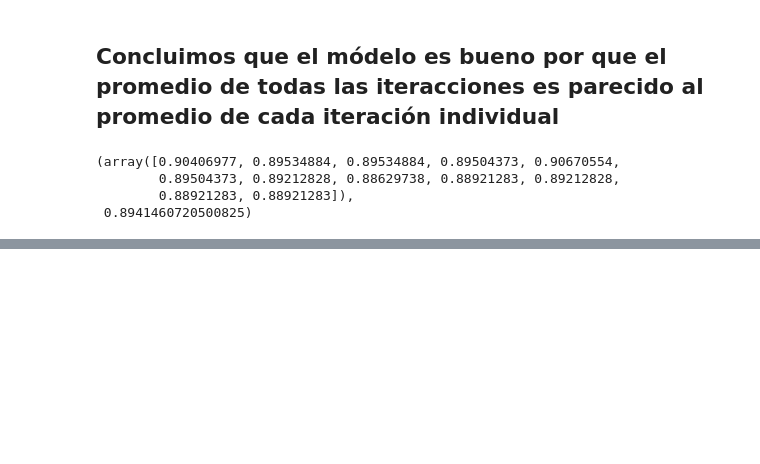
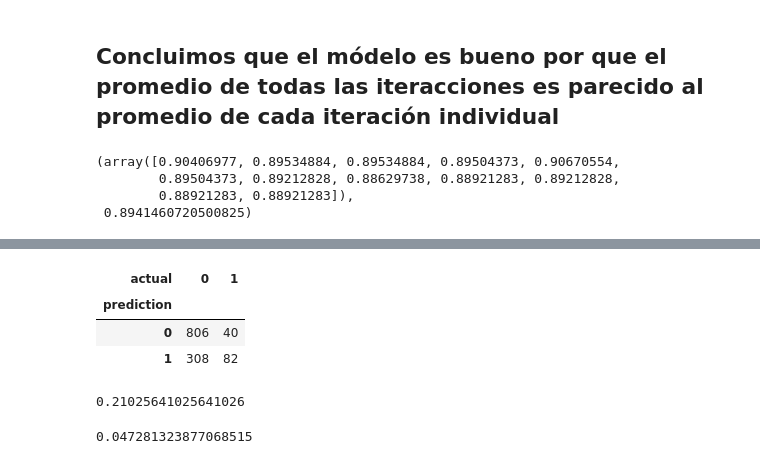
Before and after one commit to GersonVis/Tecnicas-de-IA, a Jupyter notebook: curso udemy/regresión logística/regresión logística para predicciones bancarias.ipynb, the cells around one changed output, grey strips where cells are left out. Drawn from its saved outputs; the diff is of its cells as text; code cells hidden in the pictures; blank space fills up the shorter version.

```diff
--- a/curso udemy/regresión logística/regresión logística para predicciones bancarias.ipynb
+++ b/curso udemy/regresión logística/regresión logística para predicciones bancarias.ipynb
@@ -557,0 +608,7 @@ scores, scores.mean()
+# %%
+confusion_matrix
+# %% [output]
+| actual | 0 | 1 |
+| prediction |  |  |
+| 0 | 806 | 40 |
+| 1 | 308 | 82 |
@@ -557,0 +620,10 @@ scores, scores.mean()
+# %%
+sens=TP/(TP+FN)
+sens
+# %% [output]
+0.21025641025641026
+# %%
+espc_1=1-TN/(TN+FP)
+espc_1
+# %% [output]
+0.047281323877068515
```
Also changed, not shown: parts of 15 cells of this notebook.
